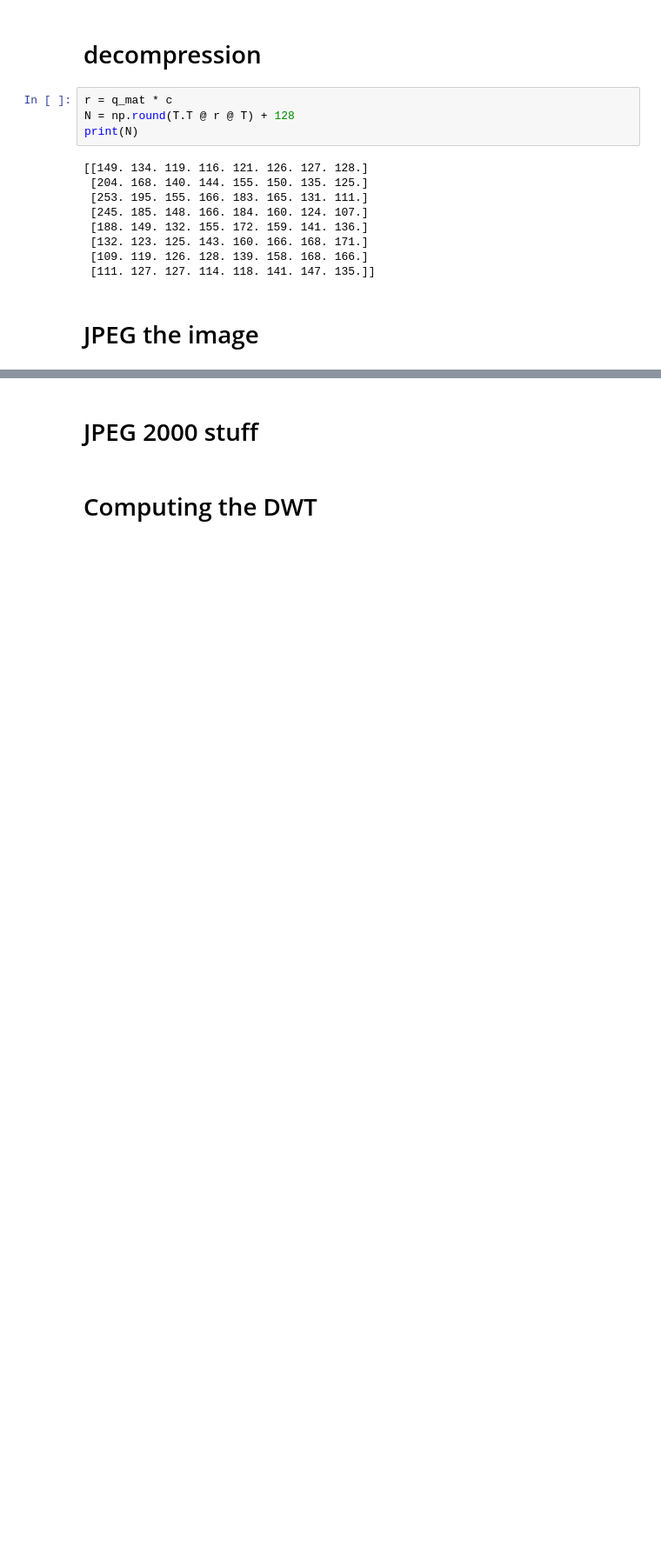
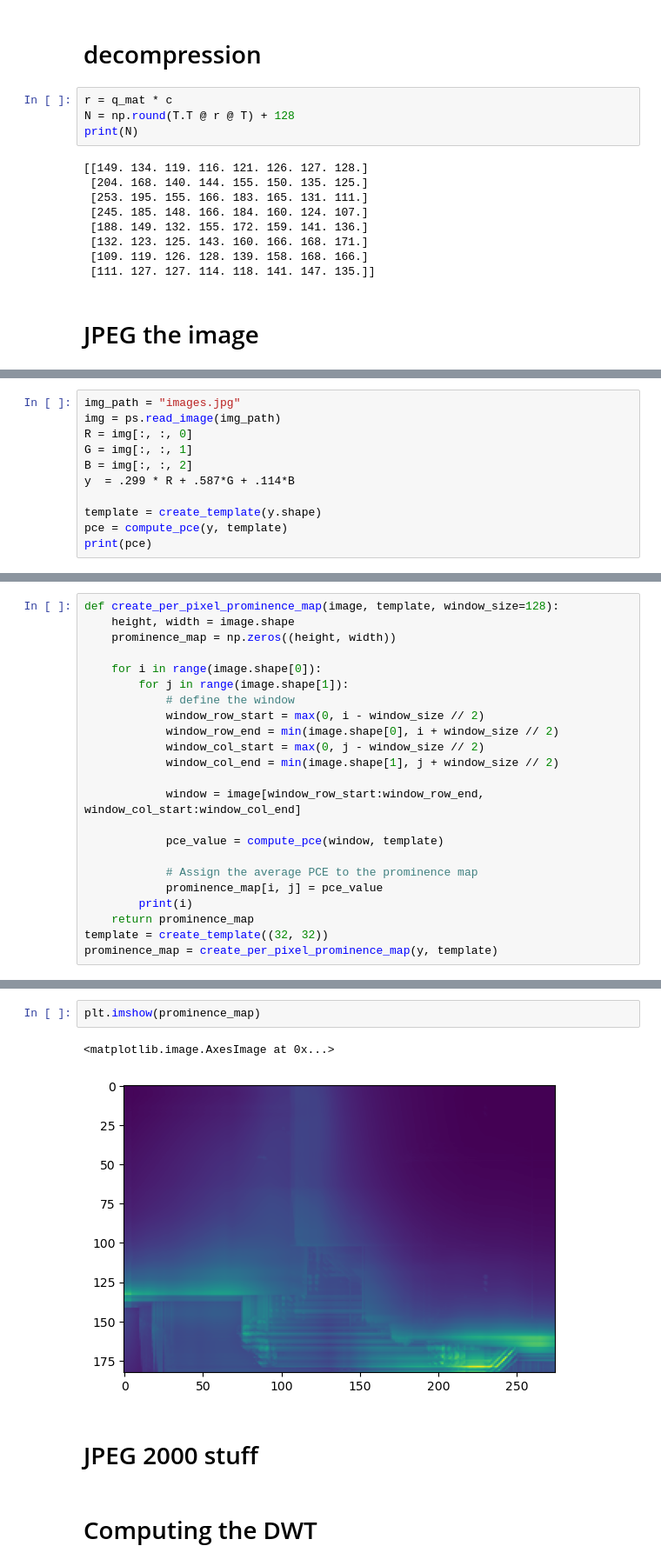
Before and after one commit to kevdodo/jpg-study, a Jupyter notebook: jpg_compress.ipynb, the cells around one changed output, grey strips where cells are left out. Shown at 87% size. Saved outputs shown, nothing was run; the diff lists cells and outputs as text; blank space fills up the shorter version.

```diff
--- a/jpg_compress.ipynb
+++ b/jpg_compress.ipynb
@@ -154,0 +225,11 @@ print(LL.shape)
+# %%
+img_path = "images.jpg"
+img = ps.read_image(img_path)
+R = img[:, :, 0]
+G = img[:, :, 1]
+B = img[:, :, 2]
+y  = .299 * R + .587*G + .114*B
+
+template = create_template(y.shape)
+pce = compute_pce(y, template)
+print(pce)
@@ -154,0 +272,23 @@ print(LL.shape)
+# %%
+def create_per_pixel_prominence_map(image, template, window_size=128):
+    height, width = image.shape
+    prominence_map = np.zeros((height, width))
+
+    for i in range(image.shape[0]):
+        for j in range(image.shape[1]):
+            # define the window
+            window_row_start = max(0, i - window_size // 2)
+            window_row_end = min(image.shape[0], i + window_size // 2)
+            window_col_start = max(0, j - window_size // 2)
+            window_col_end = min(image.shape[1], j + window_size // 2)
+
+            window = image[window_row_start:window_row_end, window_col_start:window_col_end]
+
+            pce_value = compute_pce(window, template)
+
+            # Assign the average PCE to the prominence map
+            prominence_map[i, j] = pce_value
+        print(i)
+    return prominence_map
+template = create_template((32, 32))
+prominence_map = create_per_pixel_prominence_map(y, template)
@@ -155,3 +323,8 @@ print(LL.shape)
+# %%
+plt.imshow(prominence_map)
+# %% [output]
+<matplotlib.image.AxesImage at 0x...>
+[figure, added]
 # %% [markdown]
 # JPEG 2000 stuff
 # %% [markdown]
```
Also changed, not shown: parts of 12 cells of this notebook, 3 other files.
